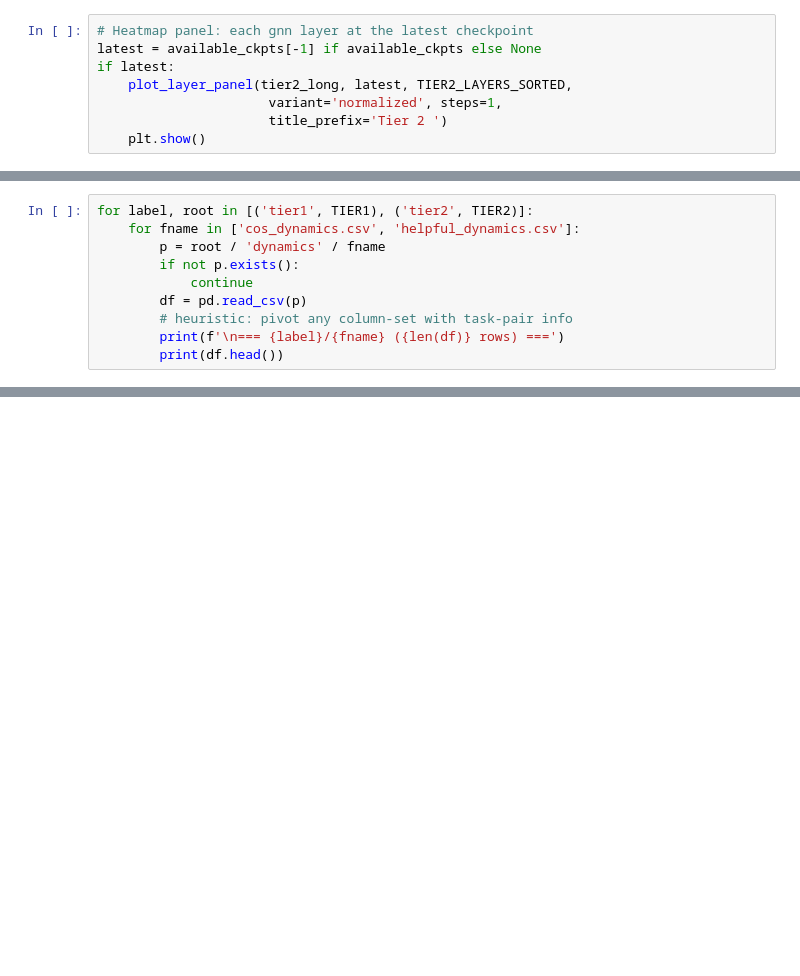
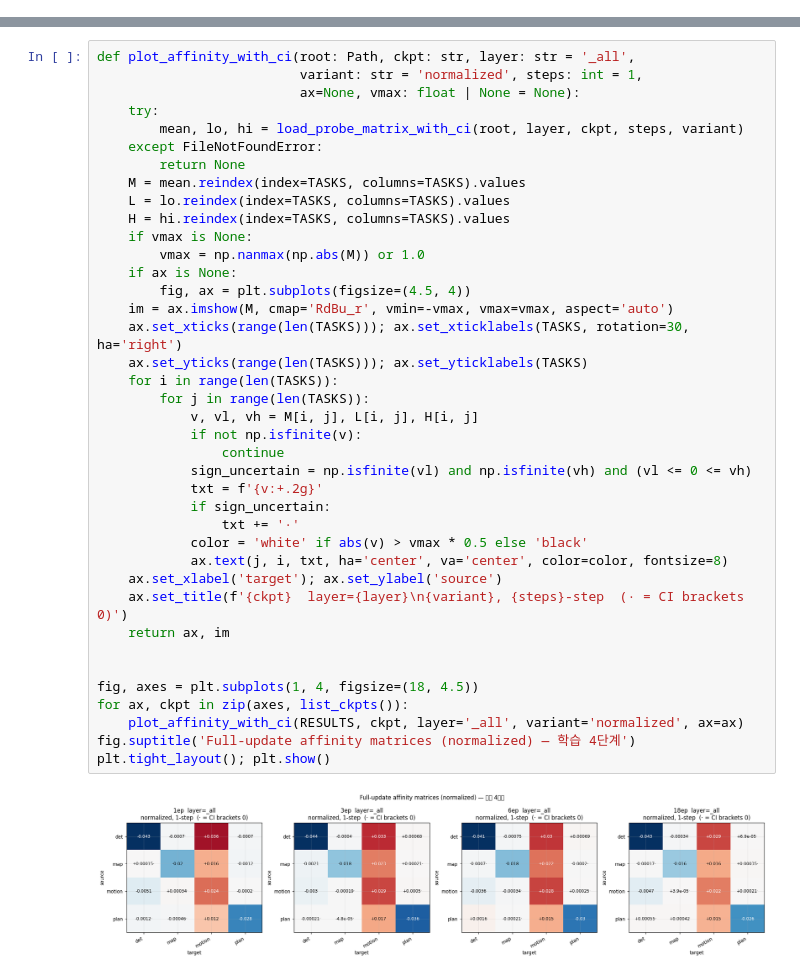
Before and after one commit to dehsurc/HiP-AD, a Jupyter notebook: tools/gradient_analysis_viz.ipynb, the cells around one changed output, grey strips where cells are left out. Cells and saved outputs as stored; diff of their text form; blank space fills up the shorter version.

```diff
--- a/tools/gradient_analysis_viz.ipynb
+++ b/tools/gradient_analysis_viz.ipynb
@@ -275,8 +0,0 @@ plt.tight_layout(); plt.show()
-# %%
-# Heatmap panel: each gnn layer at the latest checkpoint
-latest = available_ckpts[-1] if available_ckpts else None
-if latest:
-    plot_layer_panel(tier2_long, latest, TIER2_LAYERS_SORTED,
-                      variant='normalized', steps=1,
-                      title_prefix='Tier 2 ')
-    plt.show()
@@ -376,10 +0,0 @@ Across-checkpoint cosine / helpful-fraction time series for full-update gradient
-# %%
-for label, root in [('tier1', TIER1), ('tier2', TIER2)]:
-    for fname in ['cos_dynamics.csv', 'helpful_dynamics.csv']:
-        p = root / 'dynamics' / fname
-        if not p.exists():
-            continue
-        df = pd.read_csv(p)
-        # heuristic: pivot any column-set with task-pair info
-        print(f'\n=== {label}/{fname} ({len(df)} rows) ===')
-        print(df.head())
@@ -446,0 +249,41 @@ diag.groupby(['ckpt', 'layer', 'source_task'], observed=True)['delta'].mean().un
+# %%
+def plot_affinity_with_ci(root: Path, ckpt: str, layer: str = '_all',
+                          variant: str = 'normalized', steps: int = 1,
+                          ax=None, vmax: float | None = None):
+    try:
+        mean, lo, hi = load_probe_matrix_with_ci(root, layer, ckpt, steps, variant)
+    except FileNotFoundError:
+        return None
+    M = mean.reindex(index=TASKS, columns=TASKS).values
+    L = lo.reindex(index=TASKS, columns=TASKS).values
+    H = hi.reindex(index=TASKS, columns=TASKS).values
+    if vmax is None:
+        vmax = np.nanmax(np.abs(M)) or 1.0
+    if ax is None:
+        fig, ax = plt.subplots(figsize=(4.5, 4))
+    im = ax.imshow(M, cmap='RdBu_r', vmin=-vmax, vmax=vmax, aspect='auto')
+    ax.set_xticks(range(len(TASKS))); ax.set_xticklabels(TASKS, rotation=30, ha='right')
+    ax.set_yticks(range(len(TASKS))); ax.set_yticklabels(TASKS)
+    for i in range(len(TASKS)):
+        for j in range(len(TASKS)):
+            v, vl, vh = M[i, j], L[i, j], H[i, j]
+            if not np.isfinite(v):
+                continue
+            sign_uncertain = np.isfinite(vl) and np.isfinite(vh) and (vl <= 0 <= vh)
+            txt = f'{v:+.2g}'
+            if sign_uncertain:
+                txt += '·'
+            color = 'white' if abs(v) > vmax * 0.5 else 'black'
+            ax.text(j, i, txt, ha='center', va='center', color=color, fontsize=8)
+    ax.set_xlabel('target'); ax.set_ylabel('source')
+    ax.set_title(f'{ckpt}  layer={layer}\n{variant}, {steps}-step  (· = CI brackets 0)')
+    return ax, im
+
+
+fig, axes = plt.subplots(1, 4, figsize=(18, 4.5))
+for ax, ckpt in zip(axes, list_ckpts()):
+    plot_affinity_with_ci(RESULTS, ckpt, layer='_all', variant='normalized', ax=ax)
+fig.suptitle('Full-update affinity matrices (normalized) — 학습 4단계')
+plt.tight_layout(); plt.show()
+# %% [output]
+[figure, added]
```
Also changed, not shown: parts of 60 cells of this notebook, 41 other files.
